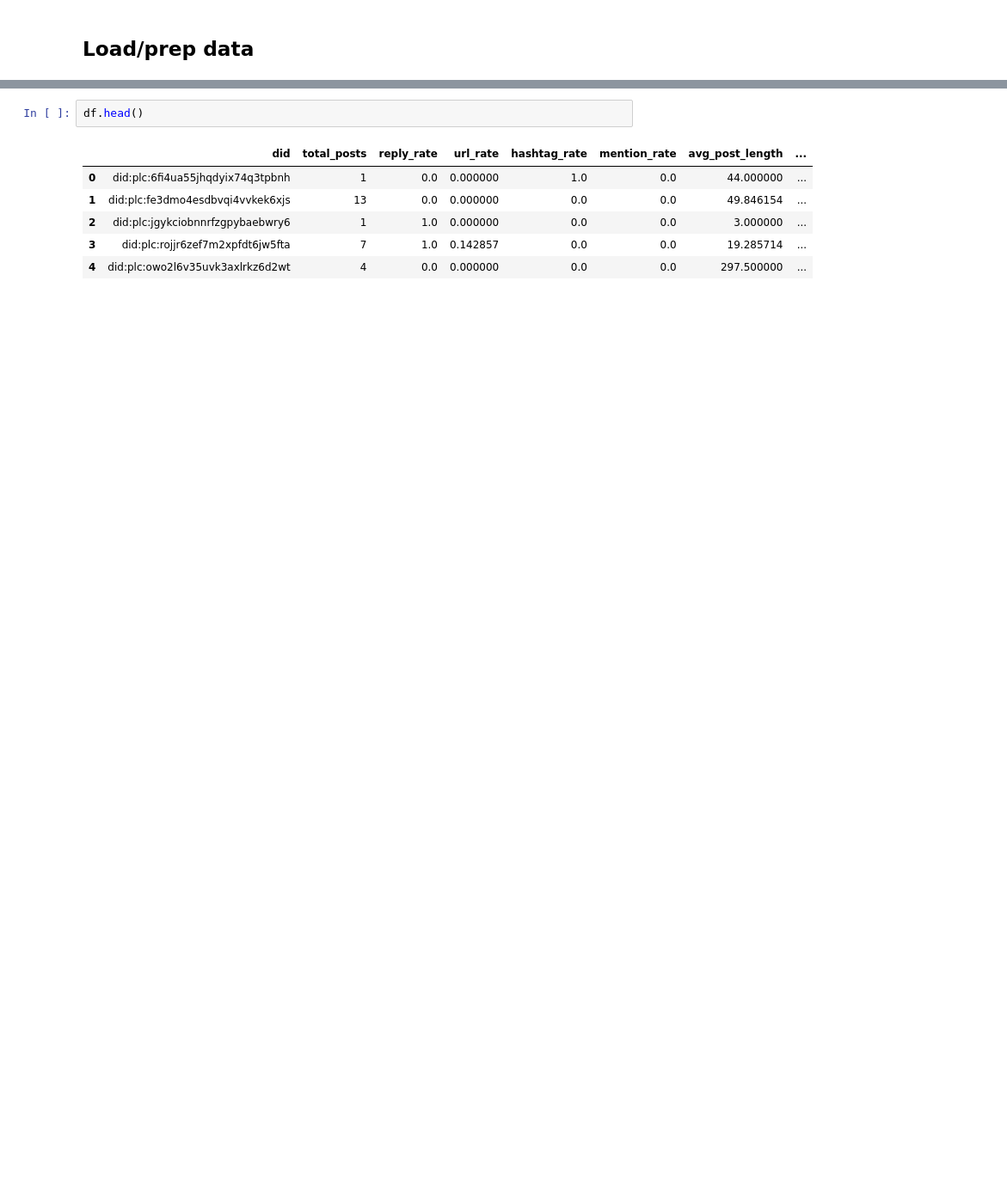
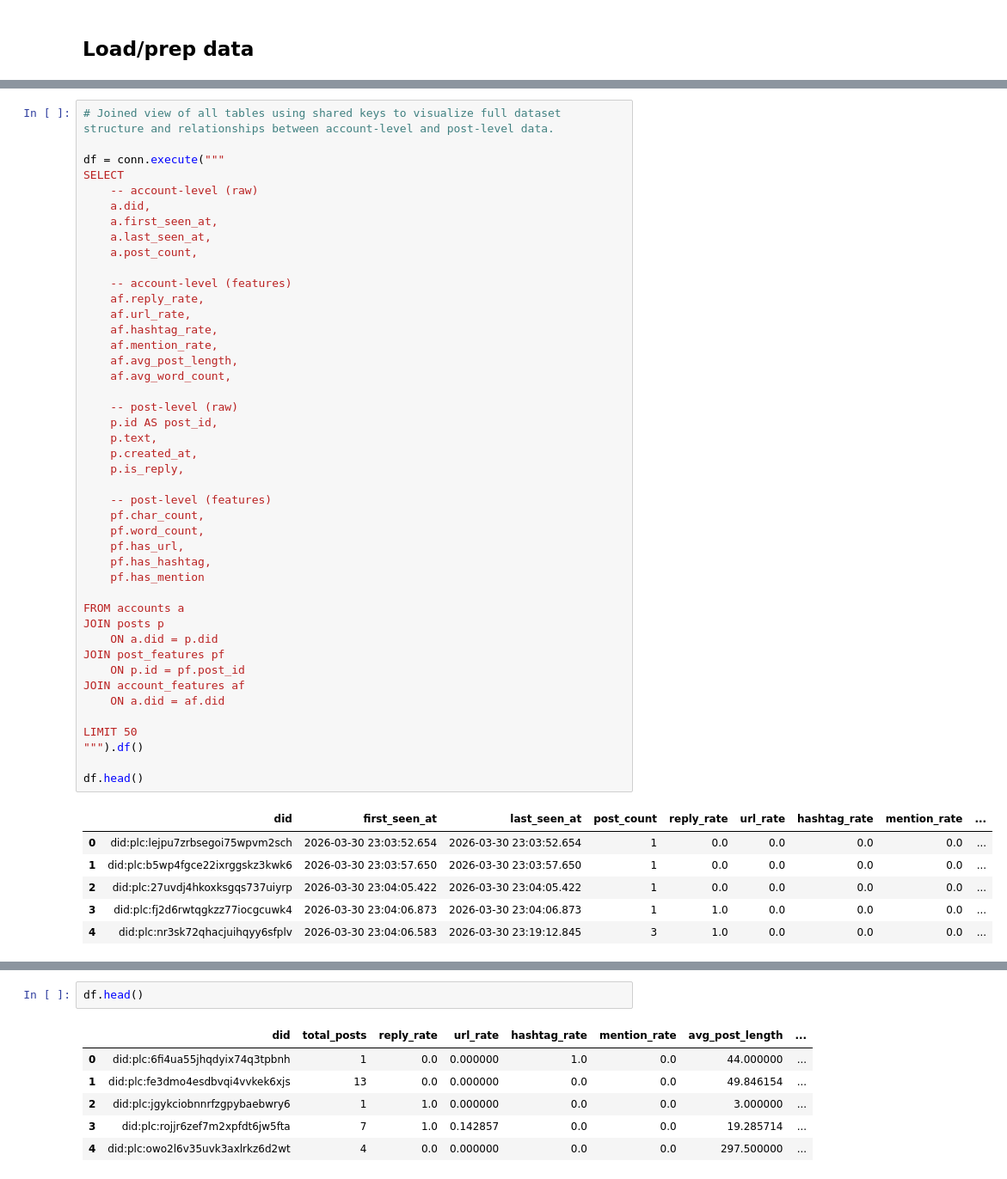
Before and after one commit to iveymistele/Bluesky-Bot-Detection, a Jupyter notebook: pipeline/pipeline.ipynb, the cells around one changed output, grey strips where cells are left out. Shown at 86% size. Drawn from its saved outputs; the diff is of its cells as text; blank space fills up the shorter version.

```diff
--- a/pipeline/pipeline.ipynb
+++ b/pipeline/pipeline.ipynb
@@ -77,3 +93,54 @@ joined_posts
+# %%
+# Joined view of all tables using shared keys to visualize full dataset structure and relationships between account-level and post-level data.
+
+df = conn.execute("""
+SELECT
+    -- account-level (raw)
+    a.did,
+    a.first_seen_at,
+    a.last_seen_at,
+    a.post_count,
+
+    -- account-level (features)
+    af.reply_rate,
+    af.url_rate,
+    af.hashtag_rate,
+    af.mention_rate,
+    af.avg_post_length,
+    af.avg_word_count,
+
+    -- post-level (raw)
+    p.id AS post_id,
+    p.text,
+    p.created_at,
+    p.is_reply,
+
+    -- post-level (features)
+    pf.char_count,
+    pf.word_count,
+    pf.has_url,
+    pf.has_hashtag,
+    pf.has_mention
+
+FROM accounts a
+JOIN posts p
+    ON a.did = p.did
+JOIN post_features pf
+    ON p.id = pf.post_id
+JOIN account_features af
+    ON a.did = af.did
+
+LIMIT 50
+""").df()
+
+df.head()
+# %% [output]
+|  | did | first_seen_at | last_seen_at | post_count | reply_rate | url_rate | hashtag_rate | mention_rate | ... |
+| 0 | did:plc:lejpu7zrbsegoi75wpvm2sch | 2026-03-30 23:03:52.654 | 2026-03-30 23:03:52.654 | 1 | 0.0 | 0.0 | 0.0 | 0.0 | ... |
+| 1 | did:plc:b5wp4fgce22ixrggskz3kwk6 | 2026-03-30 23:03:57.650 | 2026-03-30 23:03:57.650 | 1 | 0.0 | 0.0 | 0.0 | 0.0 | ... |
+| 2 | did:plc:27uvdj4hkoxksgqs737uiyrp | 2026-03-30 23:04:05.422 | 2026-03-30 23:04:05.422 | 1 | 0.0 | 0.0 | 0.0 | 0.0 | ... |
+| 3 | did:plc:fj2d6rwtqgkzz77iocgcuwk4 | 2026-03-30 23:04:06.873 | 2026-03-30 23:04:06.873 | 1 | 1.0 | 0.0 | 0.0 | 0.0 | ... |
+| 4 | did:plc:nr3sk72qhacjuihqyy6sfplv | 2026-03-30 23:04:06.583 | 2026-03-30 23:19:12.845 | 3 | 1.0 | 0.0 | 0.0 | 0.0 | ... |
 # %%
 df = conn.execute("""
 SELECT
```
Also changed, not shown: parts of 25 cells of this notebook, 6 other files.
